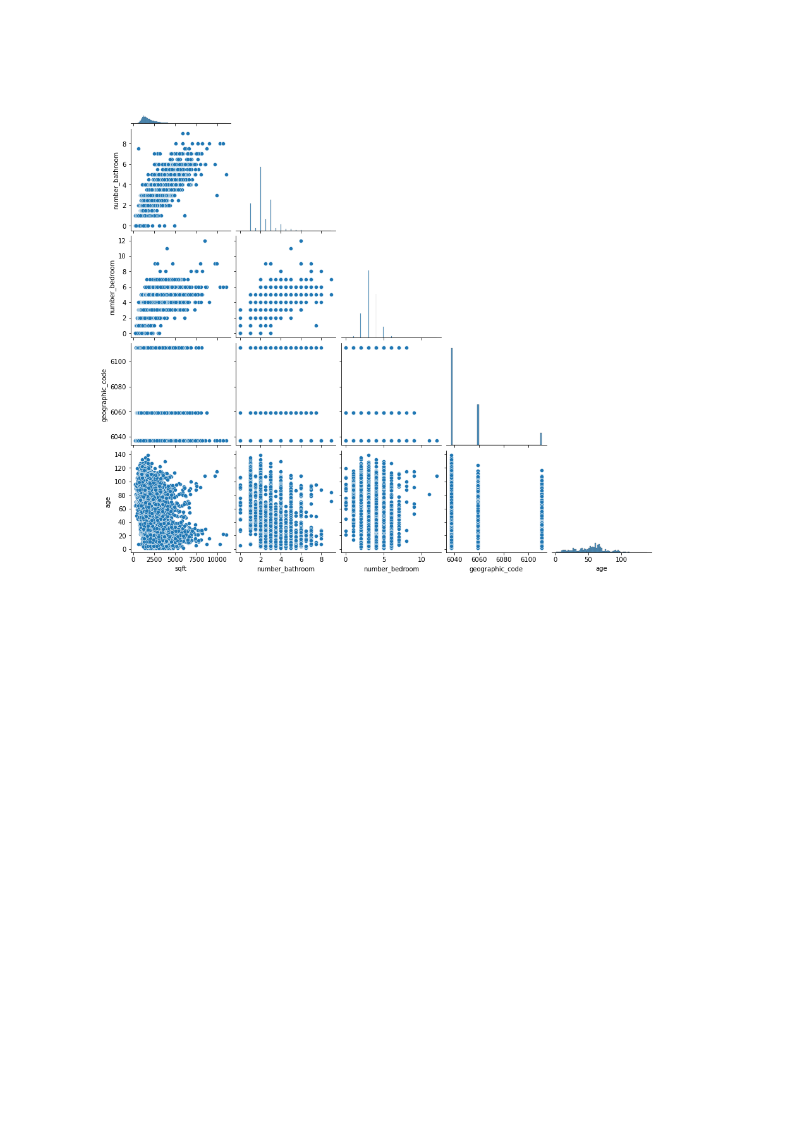
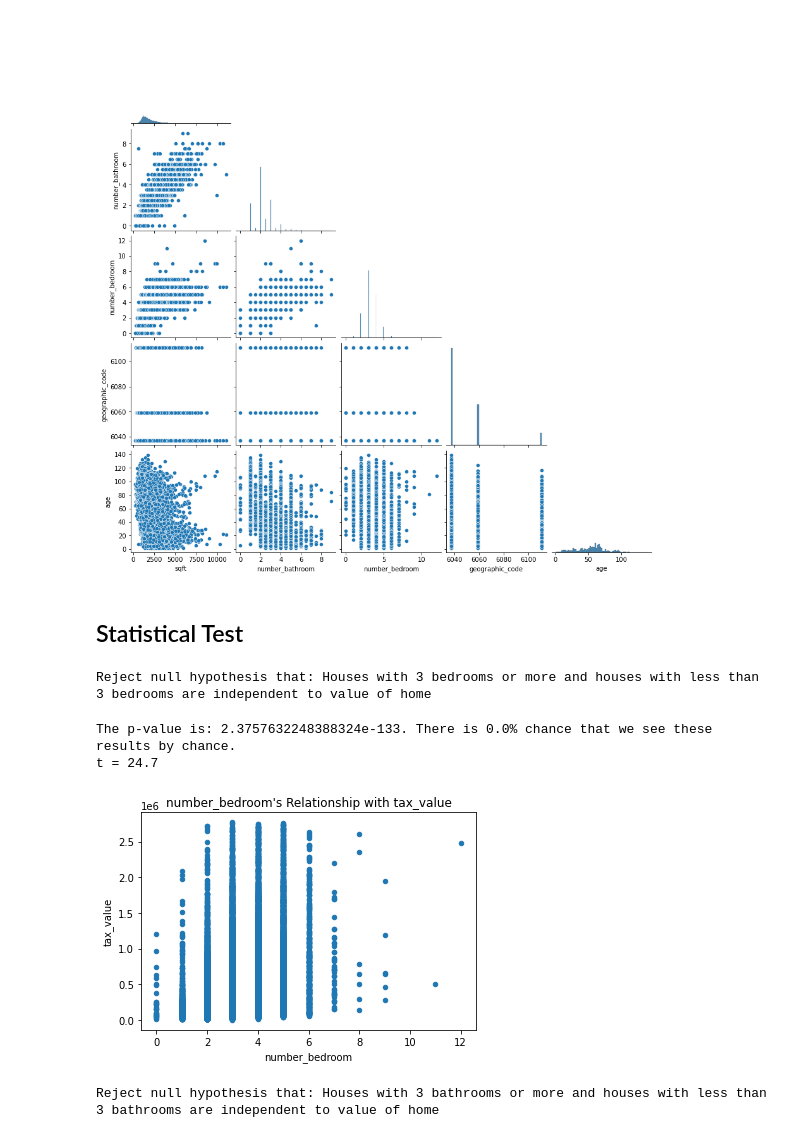
Before and after one commit to Olivert75/regression_project, a Jupyter notebook: final_notebook.ipynb, the cells around one changed output. Saved outputs shown, nothing was run; the diff lists cells and outputs as text; code cells hidden in the pictures; blank space fills up the shorter version.

Commit message:
add stats

```diff
--- a/final_notebook.ipynb
+++ b/final_notebook.ipynb
@@ -135,3 +135,44 @@ exp.get_zillow_heatmap(train)
 exp.plot_pairplot(train, cols, hue=None)
 # %% [output]
 [figure]
+# %% [markdown]
+## Statistical Test
+# %%
+# a t-test for bedrooms and value
+null_hypothesis = "Houses with 3 bedrooms or more and houses with less than 3 bedrooms are independent to value of home"
+alternative_hypothesis = "Houses with 3 bedrooms or more and houses with less than 3 bedrooms are related to value of home"
+α = 0.05 #a for alpha
+three_or_more_beds = train[train.number_bedroom>=3]
+less_than_three_beds = train[train.number_bedroom<3]
+t, p = stats.ttest_ind(three_or_more_beds.tax_value, less_than_three_beds.tax_value)
+
+if p < α:
+    print(f'Reject null hypothesis that: {null_hypothesis}')
+else:
+    print(f'Fail to reject null hypothesis that: {null_hypothesis}')
+# %% [output]
+Reject null hypothesis that: Houses with 3 bedrooms or more and houses with less than 3 bedrooms are independent to value of home
+# %%
+#bedrooms and tax_value
+exp.correlation_exploration(train, 'number_bedroom', 'tax_value',t ,p)
+# %% [output]
+The p-value is: 2.3757632248388324e-133. There is 0.0% chance that we see these results by chance.
+t = 24.7
+[figure, added]
+# %%
+# a t test for bathrooms and value, I picked 3 because the mean was over 2.
+# The results suggest they are related to each other.
+null_hypothesis = "Houses with 3 bathrooms or more and houses with less than 3 bathrooms are independent to value of home"
+alternative_hypothesis = "Houses with 3 bathrooms or more and houses with less than 3 bathrooms are related to value of home"
+a = 0.05 #a for alpha
+
+three_or_more_baths = train[train.number_bathroom>=3]
+less_than_three_baths = train[train.number_bathroom<3]
+t, p = stats.ttest_ind(three_or_more_baths.tax_value, less_than_three_baths.tax_value)
+
+if p < a:
+    print(f'Reject null hypothesis that: {null_hypothesis}')
+else:
+    print(f'Fail to reject null hypothesis that: {null_hypothesis} There is not sufficient evidence to reject it.')
+# %% [output]
+Reject null hypothesis that: Houses with 3 bathrooms or more and houses with less than 3 bathrooms are independent to value of home
```
Also changed, not shown: parts of 7 cells of this notebook.
